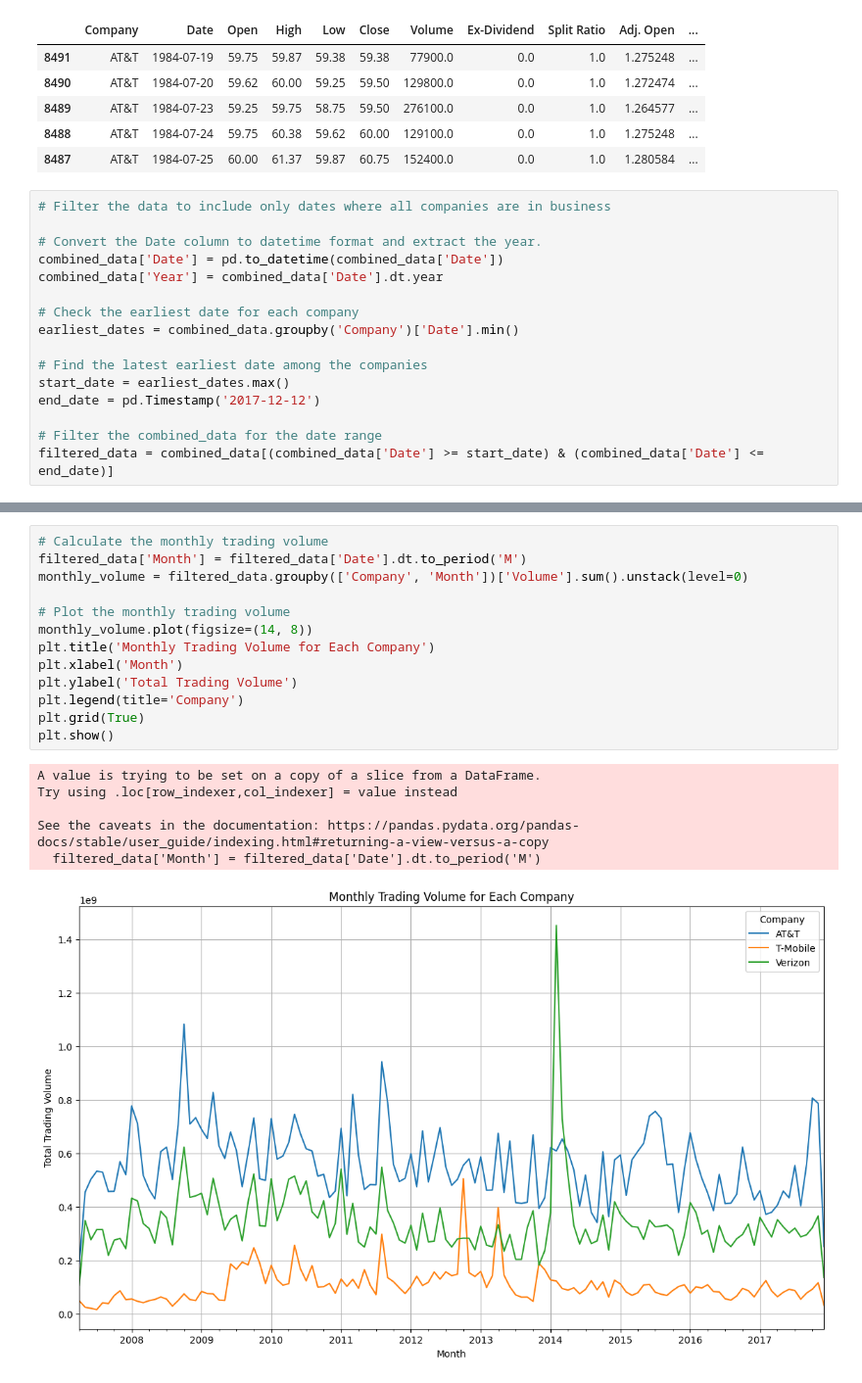
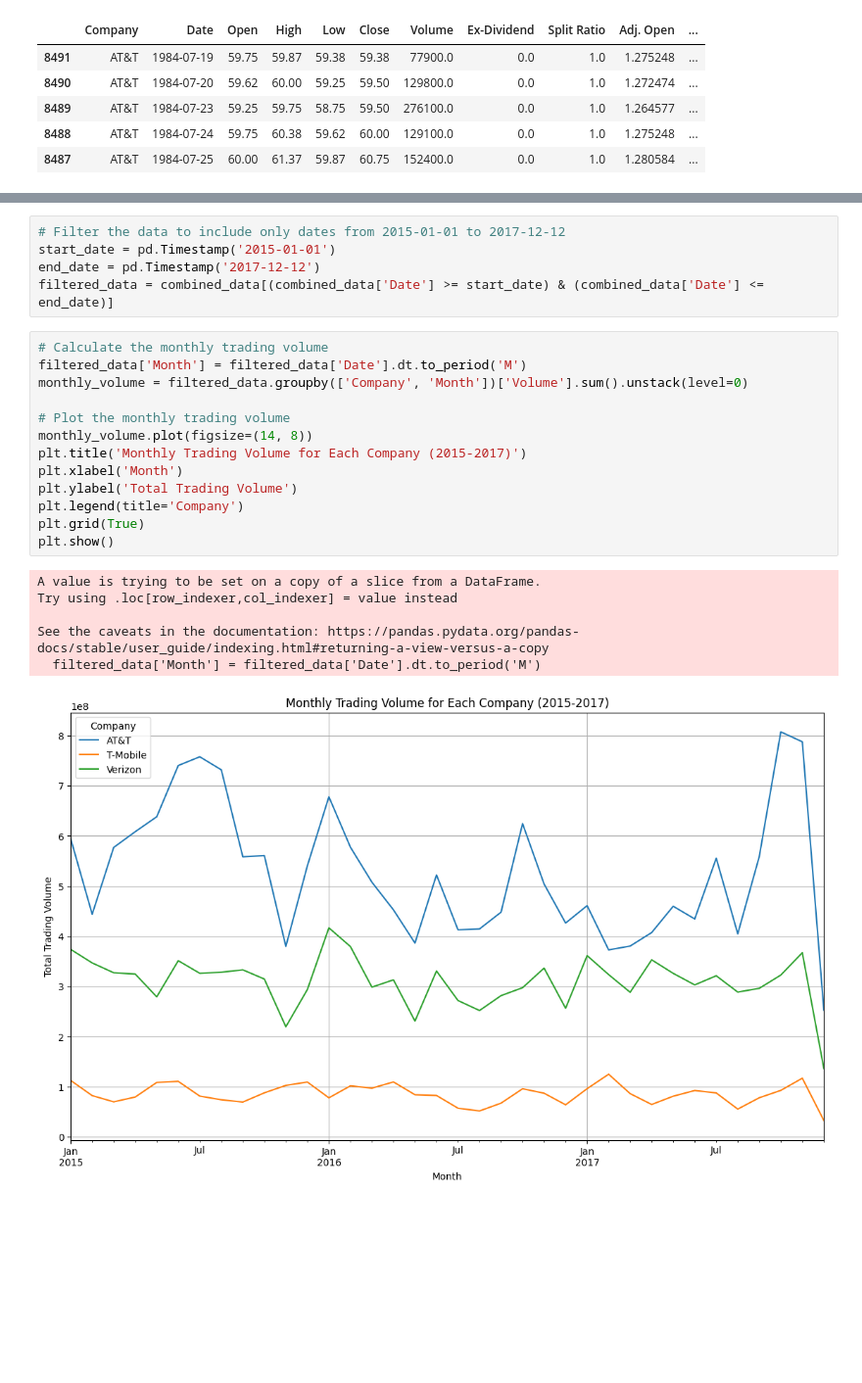
Before and after one commit to KendallBurkett/Project-1, a Jupyter notebook: juan-test.ipynb, the cells around one changed output, grey strips where cells are left out. Shown at 98% size. Saved outputs shown, nothing was run; the diff lists cells and outputs as text; blank space fills up the shorter version.

Commit message:
Changing data time filter

```diff
--- a/juan-test.ipynb
+++ b/juan-test.ipynb
@@ -87,19 +87,3 @@ combined_data.head()
 | 8489 | AT&T | 1984-07-23 | 59.25 | 59.75 | 58.75 | 59.50 | 276100.0 | 0.0 | 1.0 | 1.264577 | ... |
 | 8488 | AT&T | 1984-07-24 | 59.75 | 60.38 | 59.62 | 60.00 | 129100.0 | 0.0 | 1.0 | 1.275248 | ... |
 | 8487 | AT&T | 1984-07-25 | 60.00 | 61.37 | 59.87 | 60.75 | 152400.0 | 0.0 | 1.0 | 1.280584 | ... |
-# %%
-# Filter the data to include only dates where all companies are in business
-
-# Convert the Date column to datetime format and extract the year.
-combined_data['Date'] = pd.to_datetime(combined_data['Date'])
-combined_data['Year'] = combined_data['Date'].dt.year
-
-# Check the earliest date for each company
-earliest_dates = combined_data.groupby('Company')['Date'].min()
-
-# Find the latest earliest date among the companies
-start_date = earliest_dates.max()
-end_date = pd.Timestamp('2017-12-12')
-
-# Filter the combined_data for the date range
-filtered_data = combined_data[(combined_data['Date'] >= start_date) & (combined_data['Date'] <= end_date)]
@@ -141,20 +90,25 @@ plt.show()
+# %%
+# Filter the data to include only dates from 2015-01-01 to 2017-12-12
+start_date = pd.Timestamp('2015-01-01')
+end_date = pd.Timestamp('2017-12-12')
+filtered_data = combined_data[(combined_data['Date'] >= start_date) & (combined_data['Date'] <= end_date)]
 # %%
 # Calculate the monthly trading volume
 filtered_data['Month'] = filtered_data['Date'].dt.to_period('M')
 monthly_volume = filtered_data.groupby(['Company', 'Month'])['Volume'].sum().unstack(level=0)
 
 # Plot the monthly trading volume
 monthly_volume.plot(figsize=(14, 8))
-plt.title('Monthly Trading Volume for Each Company')
+plt.title('Monthly Trading Volume for Each Company (2015-2017)')
 plt.xlabel('Month')
 plt.ylabel('Total Trading Volume')
 plt.legend(title='Company')
 plt.grid(True)
 plt.show()
 # %% [output]
 A value is trying to be set on a copy of a slice from a DataFrame.
 Try using .loc[row_indexer,col_indexer] = value instead
 
 See the caveats in the documentation: https://pandas.pydata.org/pandas-docs/stable/user_guide/indexing.html#returning-a-view-versus-a-copy
   filtered_data['Month'] = filtered_data['Date'].dt.to_period('M')
-[figure, old version]
+[figure, new version]
```
Also changed, not shown: parts of 3 cells of this notebook.
